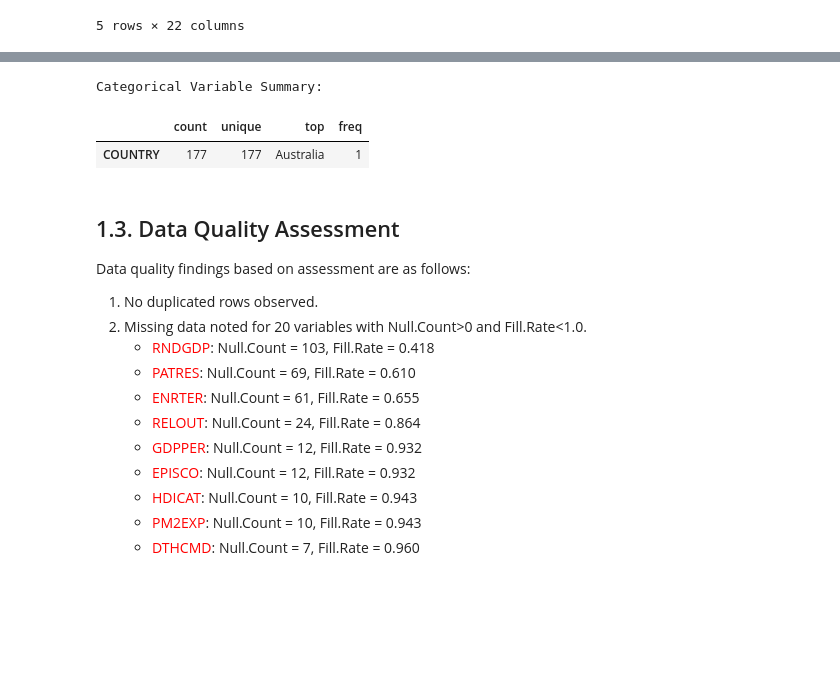
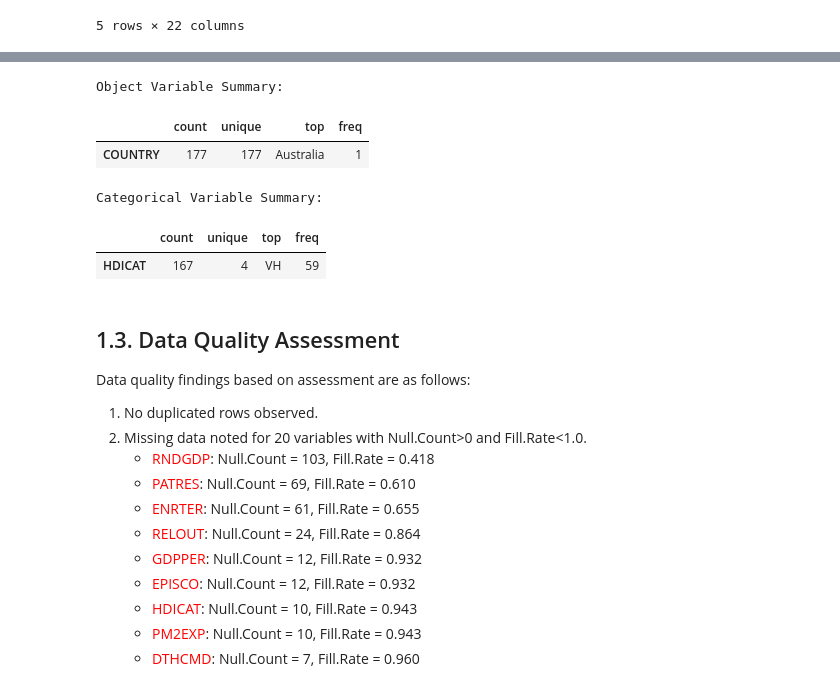
Before and after one commit to JohnPaulinePineda/Exploratory-Data-Analysis-For-Machine-Learning-Final-Assignment, a Jupyter notebook: EDAForMachineLearning_FinalAssignment.ipynb, the cells around one changed output, grey strips where cells are left out. Drawn from its saved outputs; the diff is of its cells as text; code cells hidden in the pictures; blank space fills up the shorter version.

```diff
--- a/EDAForMachineLearning_FinalAssignment.ipynb
+++ b/EDAForMachineLearning_FinalAssignment.ipynb
@@ -218,14 +218,24 @@ Numeric Variable Summary:
 | EPISCO | 165.0 | 42.946667 | 1.249086e+01 | 18.900000 | 33.000000 | 40.900000 | 50.500000 | 7.790000e+01 |
 # %%
 ##################################
-# Performing a general exploration of the categorical variable
+# Performing a general exploration of the object variable
 ##################################
-print('Categorical Variable Summary:')
+print('Object Variable Summary:')
 display(cancer_rate.describe(include='object').transpose())
 # %% [output]
-Categorical Variable Summary:
+Object Variable Summary:
 |  | count | unique | top | freq |
 | COUNTRY | 177 | 177 | Australia | 1 |
+# %%
+##################################
+# Performing a general exploration of the categorical variable
+##################################
+print('Categorical Variable Summary:')
+display(cancer_rate.describe(include='category').transpose())
+# %% [output]
+Categorical Variable Summary:
+|  | count | unique | top | freq |
+| HDICAT | 167 | 4 | VH | 59 |
 # %% [markdown]
 ## 1.3. Data Quality Assessment <a class="anchor" id="1.3"></a>
 
```
Also changed, not shown: parts of 26 cells of this notebook.
